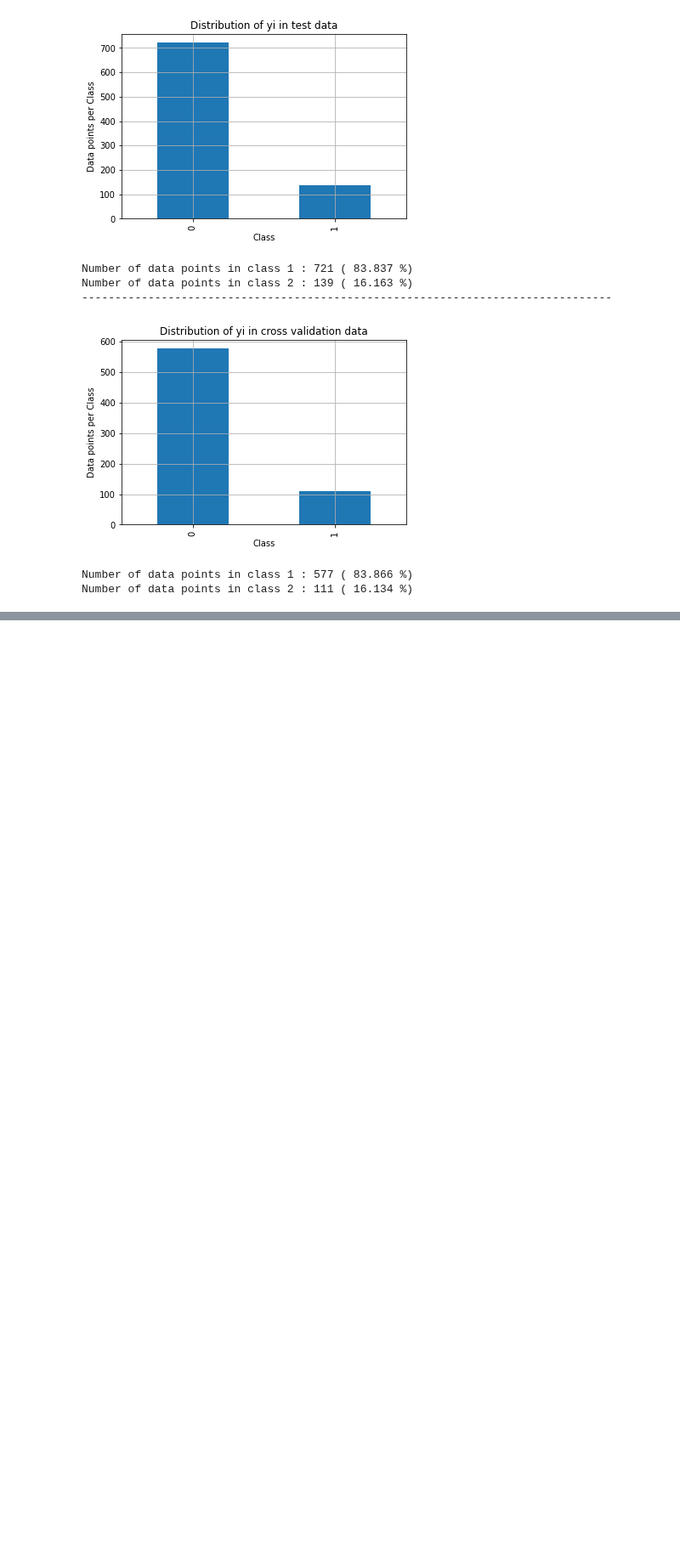
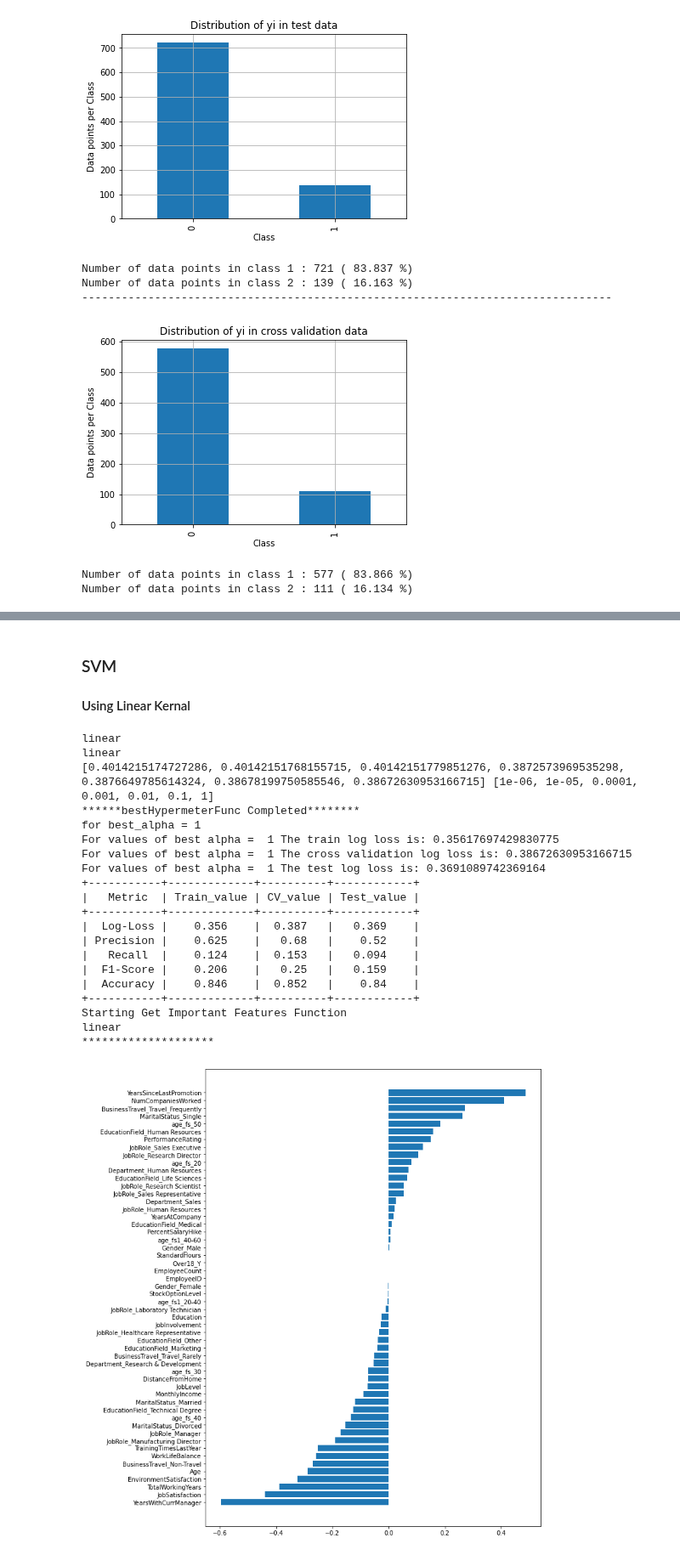
Before and after one commit to Killian-drh/Projet-HR-Analysis, a Jupyter notebook: Projet_IA.ipynb, the cells around one changed output, grey strips where cells are left out. Shown at 85% size. Cells and saved outputs as stored; diff of their text form; code cells hidden in the pictures; blank space fills up the shorter version.

```diff
--- a/Projet_IA.ipynb
+++ b/Projet_IA.ipynb
@@ -449,0 +675,27 @@ Number of data points in class 2 : 111 ( 16.134 %)
+# %% [markdown]
+### SVM
+#### Using Linear Kernal
+# %%
+metrics("SVM",X_train_scalar,y_train,X_cv_scalar,y_cv,X_test_scalar,y_test,0,"linear")
+# %% [output]
+linear
+linear
+[0.4014215174727286, 0.40142151768155715, 0.40142151779851276, 0.3872573969535298, 0.3876649785614324, 0.38678199750585546, 0.38672630953166715] [1e-06, 1e-05, 0.0001, 0.001, 0.01, 0.1, 1]
+******bestHypermeterFunc Completed********
+for best_alpha = 1
+For values of best alpha =  1 The train log loss is: 0.35617697429830775
+For values of best alpha =  1 The cross validation log loss is: 0.38672630953166715
+For values of best alpha =  1 The test log loss is: 0.3691089742369164
++-----------+-------------+----------+------------+
+|   Metric  | Train_value | CV_value | Test_value |
++-----------+-------------+----------+------------+
+|  Log-Loss |    0.356    |  0.387   |   0.369    |
+| Precision |    0.625    |   0.68   |    0.52    |
+|   Recall  |    0.124    |  0.153   |   0.094    |
+|  F1-Score |    0.206    |   0.25   |   0.159    |
+|  Accuracy |    0.846    |  0.852   |    0.84    |
++-----------+-------------+----------+------------+
+Starting Get Important Features Function
+linear
+********************
+[figure, added]
```
Also changed, not shown: parts of 19 cells of this notebook.
